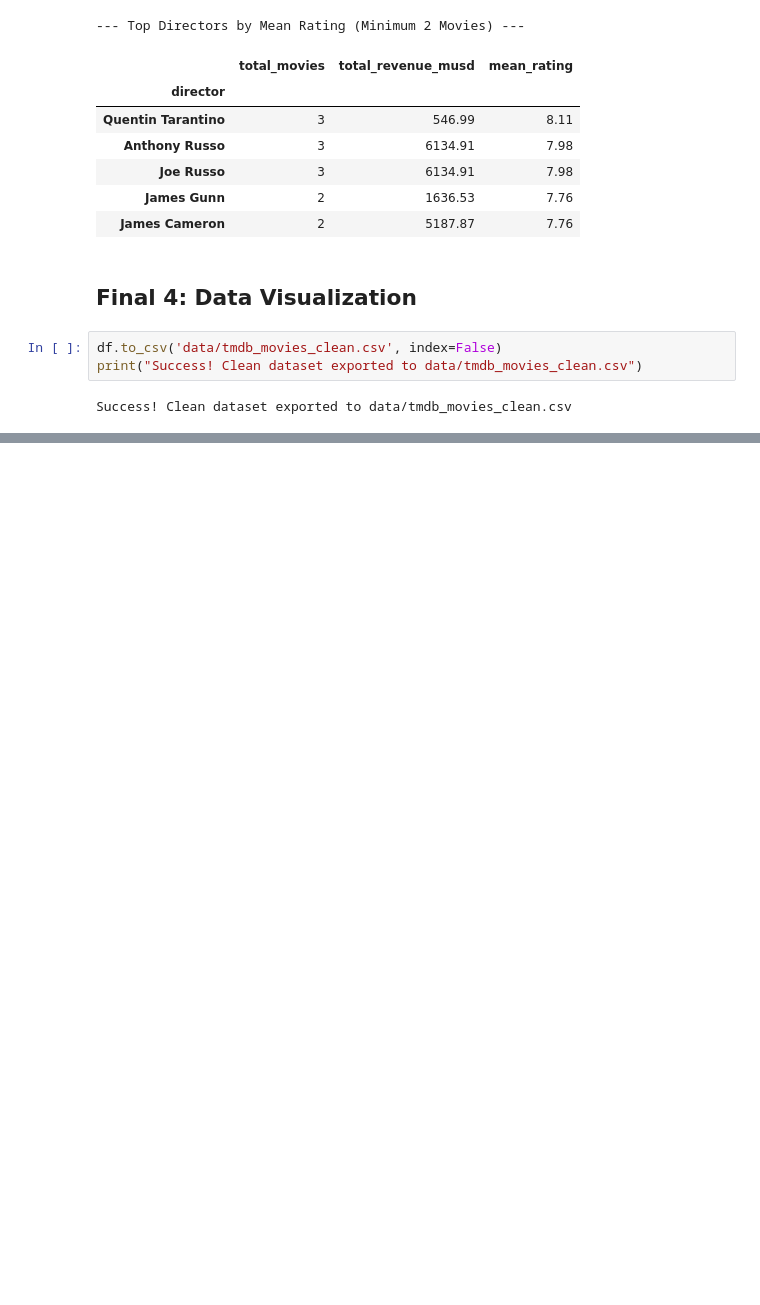
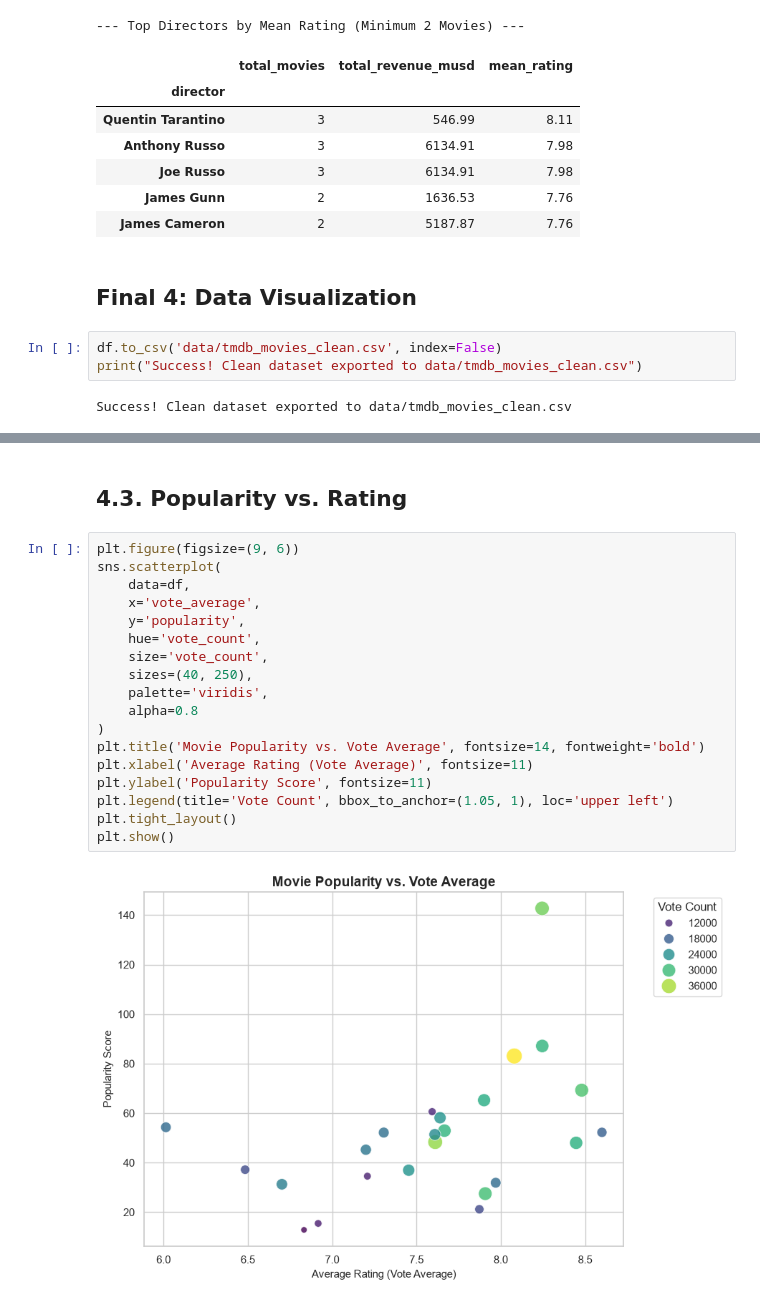
Before and after one commit to Dushimimanaprince/TMDB-Movie-Data-Analysis, a Jupyter notebook: tmdb_analysis.ipynb, the cells around one changed output, grey strips where cells are left out. Drawn from its saved outputs; the diff is of its cells as text; blank space fills up the shorter version.

```diff
--- a/tmdb_analysis.ipynb
+++ b/tmdb_analysis.ipynb
@@ -400,0 +456,22 @@ git add tmdb_analysis.ipynb data/tmdb_movies_clean.csv
+# %% [markdown]
+## 4.3. Popularity vs. Rating
+# %%
+plt.figure(figsize=(9, 6))
+sns.scatterplot(
+    data=df,
+    x='vote_average',
+    y='popularity',
+    hue='vote_count',
+    size='vote_count',
+    sizes=(40, 250),
+    palette='viridis',
+    alpha=0.8
+)
+plt.title('Movie Popularity vs. Vote Average', fontsize=14, fontweight='bold')
+plt.xlabel('Average Rating (Vote Average)', fontsize=11)
+plt.ylabel('Popularity Score', fontsize=11)
+plt.legend(title='Vote Count', bbox_to_anchor=(1.05, 1), loc='upper left')
+plt.tight_layout()
+plt.show()
+# %% [output]
+[figure, added]
```
Also changed, not shown: parts of 9 cells of this notebook.
